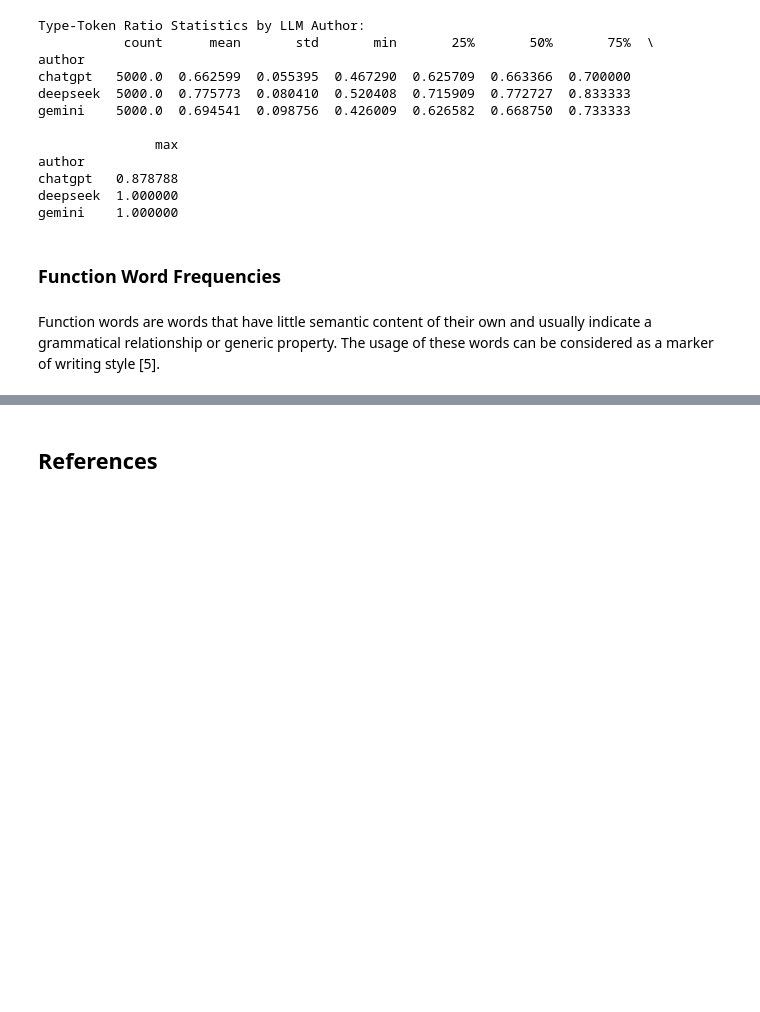
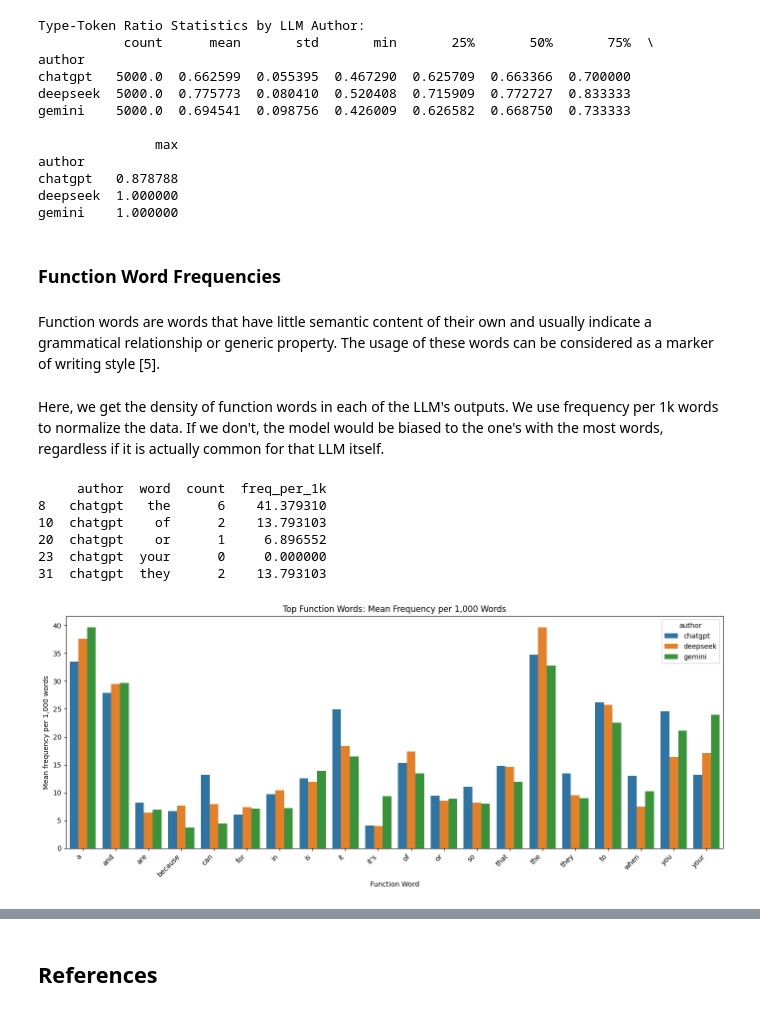
Before and after one commit to tonyyyy0304/STINTSYMCO, a Jupyter notebook: llm_corpus_analysis.ipynb, the cells around one changed output, grey strips where cells are left out. Saved outputs shown, nothing was run; the diff lists cells and outputs as text; code cells hidden in the pictures; blank space fills up the shorter version.

Commit message:
feat: function word, tf-idf, logreg

```diff
--- a/llm_corpus_analysis.ipynb
+++ b/llm_corpus_analysis.ipynb
@@ -235,6 +238,8 @@ chatgpt   0.878788
 deepseek  1.000000
 gemini    1.000000
 # %% [markdown]
-### Function Word Frequencies
+### **Function Word Frequencies**
 # %% [markdown]
 Function words are words that have little semantic content of their own and usually indicate a grammatical relationship or generic property. The usage of these words can be considered as a marker of writing style [5].
+# %% [markdown]
+Here, we get the density of function words in each of the LLM's outputs. We use frequency per 1k words to normalize the data. If we don't, the model would be biased to the one's with the most words, regardless if it is actually common for that LLM itself.
@@ -240,0 +271,38 @@ Function words are words that have little semantic content of their own and usua
+# %%
+# check the first few rows of the function word dataframe
+top_n = 20 # for visualization purposes
+top_words = (
+    fw.groupby("word")["freq_per_1k"]
+      .mean()
+      .sort_values(ascending=False)
+      .head(top_n)
+      .index
+)
+
+fw_top = fw[fw["word"].isin(top_words)].copy()
+print(fw_top.head())
+# %% [output]
+     author  word  count  freq_per_1k
+8   chatgpt   the      6    41.379310
+10  chatgpt    of      2    13.793103
+20  chatgpt    or      1     6.896552
+23  chatgpt  your      0     0.000000
+31  chatgpt  they      2    13.793103
+# %%
+# visualize the top 20 function words by mean frequency per 1,000 words for each author
+
+plt.figure(figsize=(14, 6))
+mean_plot = (
+    fw_top.groupby(["word", "author"])["freq_per_1k"]
+    .mean()
+    .reset_index()
+)
+sns.barplot(data=mean_plot, x="word", y="freq_per_1k", hue="author")
+plt.xticks(rotation=45, ha="right")
+plt.title("Top Function Words: Mean Frequency per 1,000 Words")
+plt.xlabel("Function Word")
+plt.ylabel("Mean frequency per 1,000 words")
+plt.tight_layout()
+plt.show()
+# %% [output]
+[figure, added]
```
Also changed, not shown: parts of 20 cells of this notebook.
